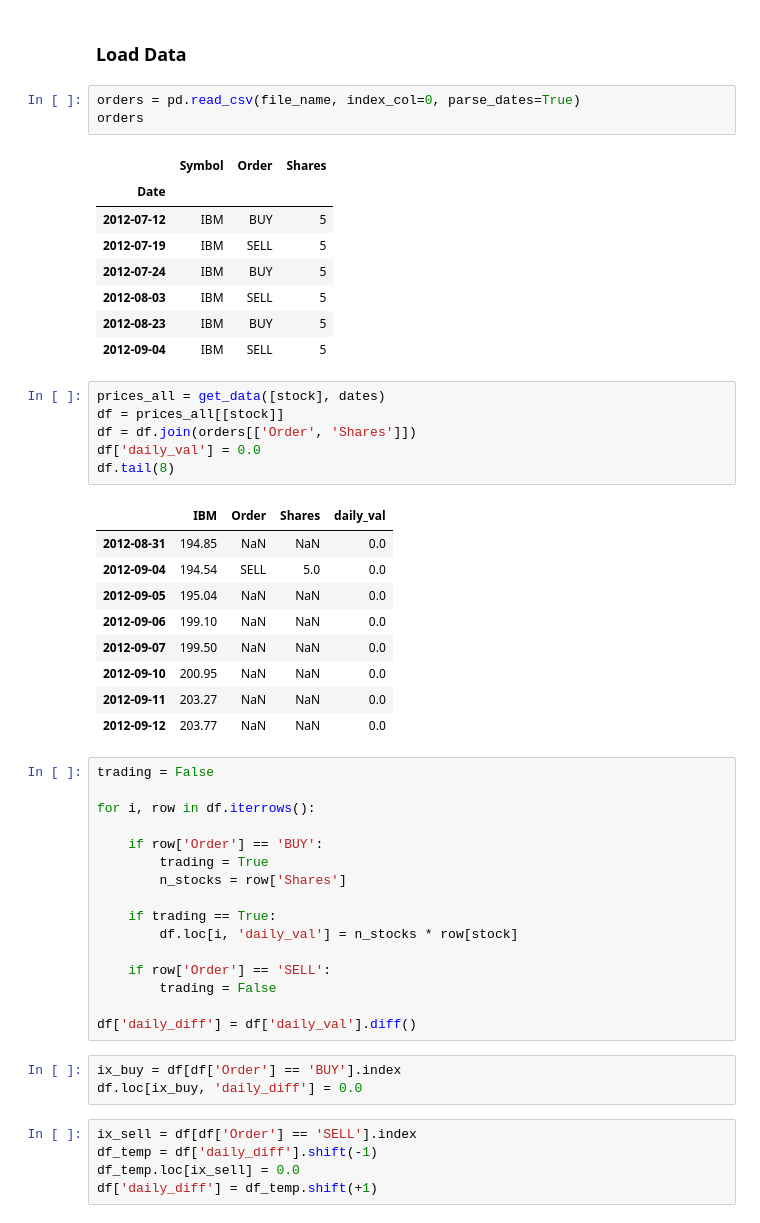
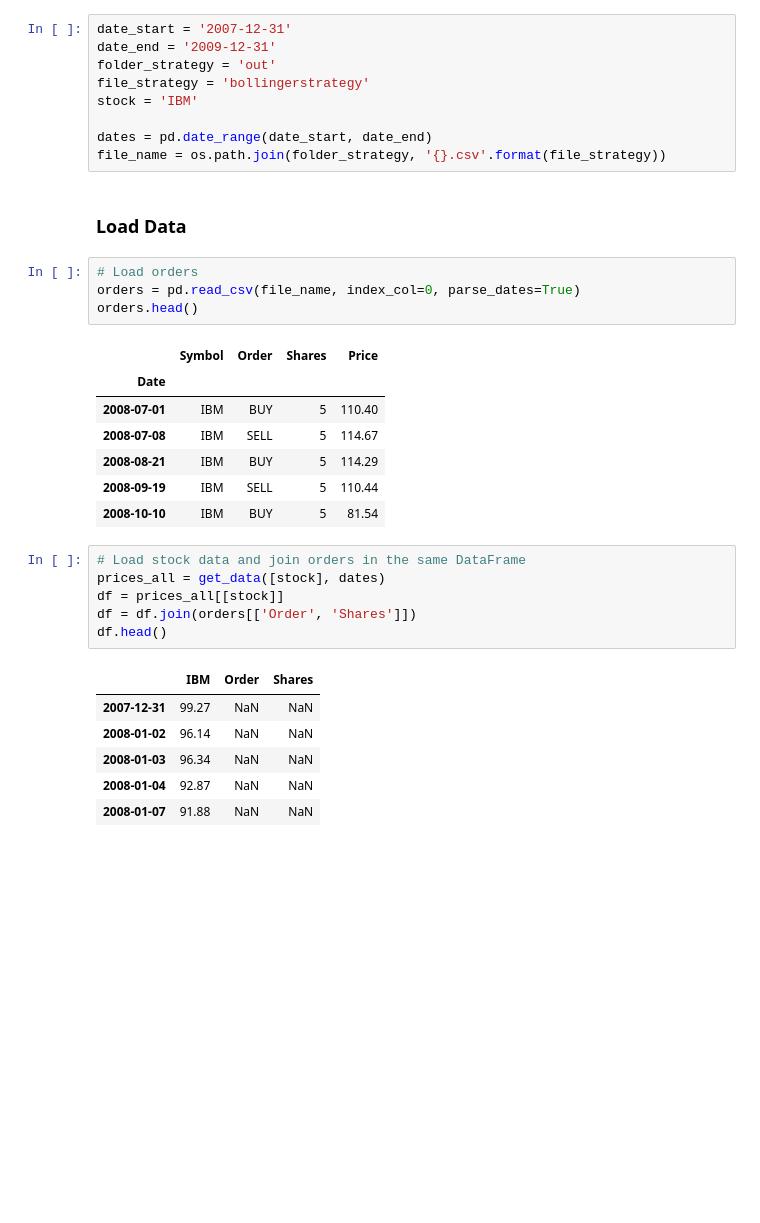
Before and after one commit to Carmine977/trading-strategy, a Jupyter notebook: back-testing.ipynb, the cells around one changed output. Saved outputs shown, nothing was run; the diff lists cells and outputs as text; blank space fills up the shorter version.

```diff
--- a/back-testing.ipynb
+++ b/back-testing.ipynb
@@ -20,54 +15,36 @@ dates = pd.date_range(date_start, date_end)
+# %%
+date_start = '2007-12-31'
+date_end = '2009-12-31'
+folder_strategy = 'out'
+file_strategy = 'bollingerstrategy'
+stock = 'IBM'
+
+dates = pd.date_range(date_start, date_end)
+file_name = os.path.join(folder_strategy, '{}.csv'.format(file_strategy))
 # %% [markdown]
 ### Load Data
 # %%
+# Load orders
 orders = pd.read_csv(file_name, index_col=0, parse_dates=True)
-orders
+orders.head()
 # %% [output]
-|  | Symbol | Order | Shares |
-| Date |  |  |  |
-| 2012-07-12 | IBM | BUY | 5 |
-| 2012-07-19 | IBM | SELL | 5 |
-| 2012-07-24 | IBM | BUY | 5 |
-| 2012-08-03 | IBM | SELL | 5 |
-| 2012-08-23 | IBM | BUY | 5 |
-| 2012-09-04 | IBM | SELL | 5 |
+|  | Symbol | Order | Shares | Price |
+| Date |  |  |  |  |
+| 2008-07-01 | IBM | BUY | 5 | 110.40 |
+| 2008-07-08 | IBM | SELL | 5 | 114.67 |
+| 2008-08-21 | IBM | BUY | 5 | 114.29 |
+| 2008-09-19 | IBM | SELL | 5 | 110.44 |
+| 2008-10-10 | IBM | BUY | 5 | 81.54 |
 # %%
+# Load stock data and join orders in the same DataFrame
 prices_all = get_data([stock], dates)
 df = prices_all[[stock]]
 df = df.join(orders[['Order', 'Shares']])
-df['daily_val'] = 0.0
-df.tail(8)
+df.head()
 # %% [output]
-|  | IBM | Order | Shares | daily_val |
-| 2012-08-31 | 194.85 | NaN | NaN | 0.0 |
-| 2012-09-04 | 194.54 | SELL | 5.0 | 0.0 |
-| 2012-09-05 | 195.04 | NaN | NaN | 0.0 |
-| 2012-09-06 | 199.10 | NaN | NaN | 0.0 |
-| 2012-09-07 | 199.50 | NaN | NaN | 0.0 |
-| 2012-09-10 | 200.95 | NaN | NaN | 0.0 |
-| 2012-09-11 | 203.27 | NaN | NaN | 0.0 |
-| 2012-09-12 | 203.77 | NaN | NaN | 0.0 |
+|  | IBM | Order | Shares |
+| 2007-12-31 | 99.27 | NaN | NaN |
+| 2008-01-02 | 96.14 | NaN | NaN |
+| 2008-01-03 | 96.34 | NaN | NaN |
+| 2008-01-04 | 92.87 | NaN | NaN |
+| 2008-01-07 | 91.88 | NaN | NaN |
-# %%
-trading = False
-
-for i, row in df.iterrows():
-
-    if row['Order'] == 'BUY':
-        trading = True
-        n_stocks = row['Shares']
-
-    if trading == True:
-        df.loc[i, 'daily_val'] = n_stocks * row[stock]
-
-    if row['Order'] == 'SELL':
-        trading = False
-
-df['daily_diff'] = df['daily_val'].diff()
-# %%
-ix_buy = df[df['Order'] == 'BUY'].index
-df.loc[ix_buy, 'daily_diff'] = 0.0
-# %%
-ix_sell = df[df['Order'] == 'SELL'].index
-df_temp = df['daily_diff'].shift(-1)
-df_temp.loc[ix_sell] = 0.0
-df['daily_diff'] = df_temp.shift(+1)
```
Also changed, not shown: parts of 9 cells of this notebook, 5 other files.
